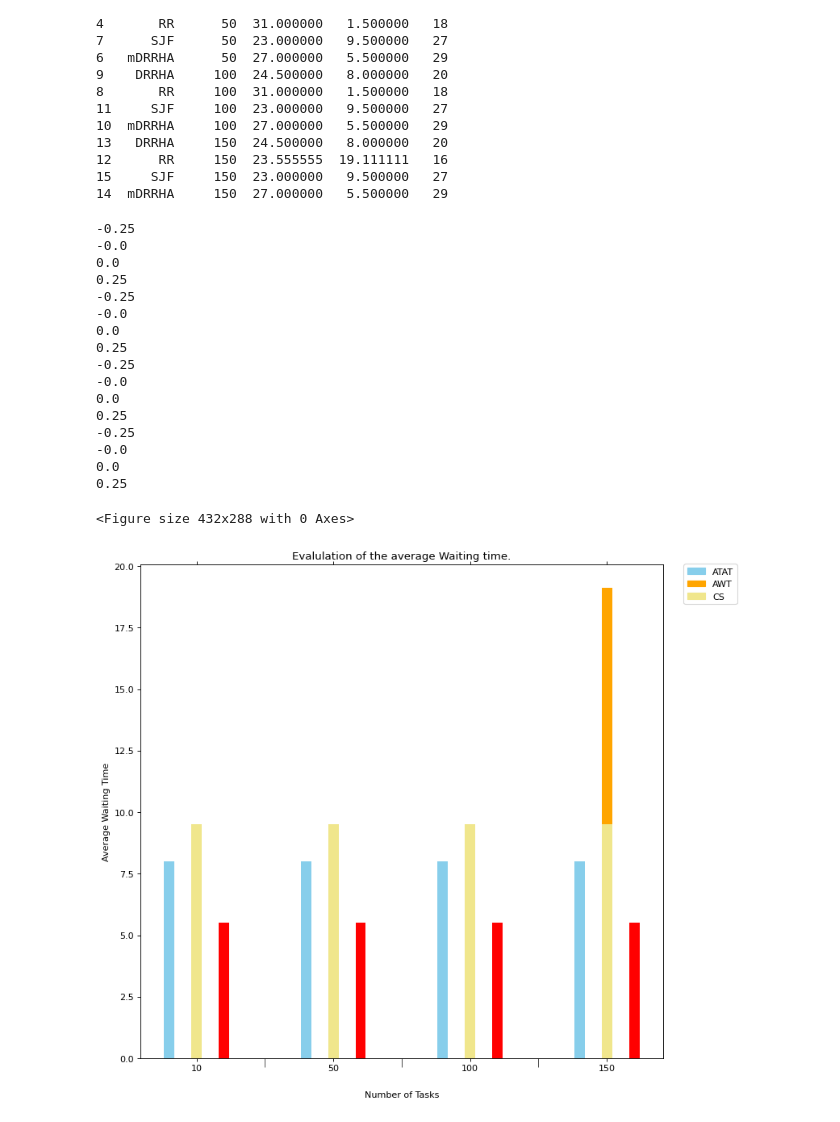
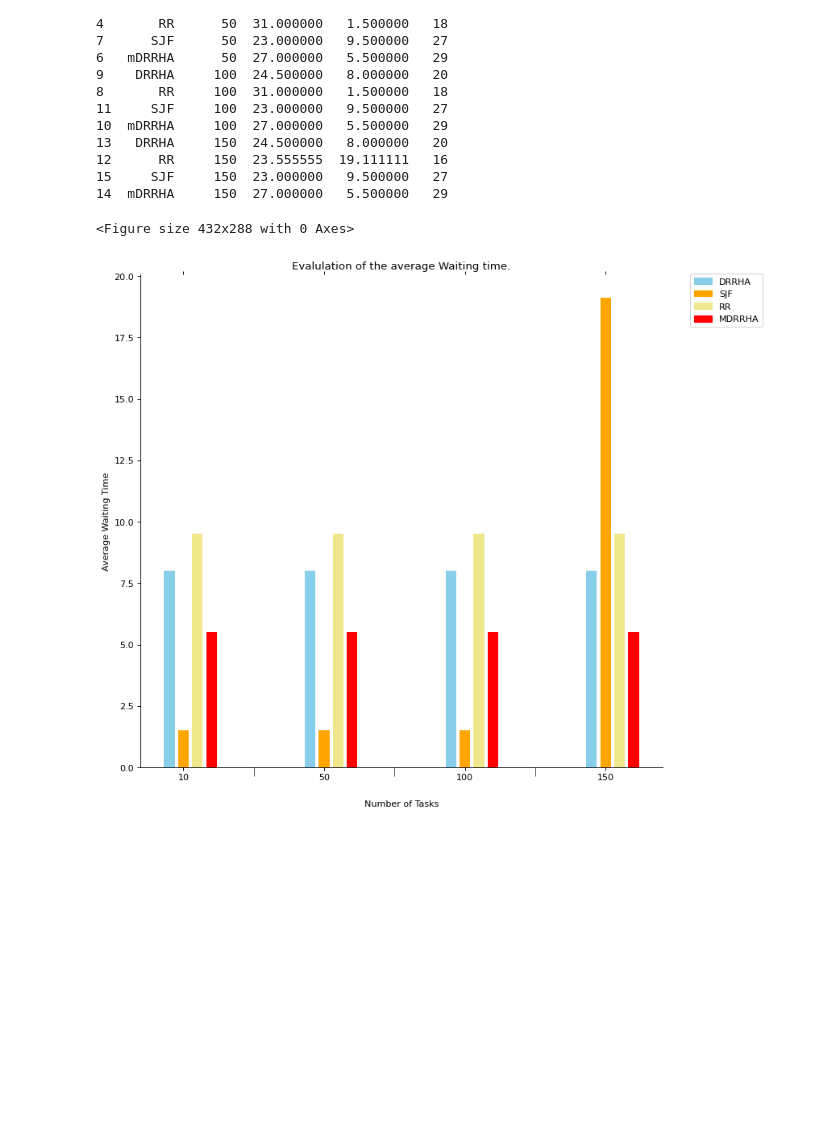
Before and after one commit to Bhaikko/mdrrha, a Jupyter notebook: src/graph_handler.ipynb, the cells around one changed output. Cells and saved outputs as stored; diff of their text form; code cells hidden in the pictures; blank space fills up the shorter version.

Commit message:
Bar graph for average waiting time addeD

```diff
--- a/src/graph_handler.ipynb
+++ b/src/graph_handler.ipynb
@@ -219,9 +219,6 @@ for i in range(len(X)):
     counter += 1
 
 X_labels = X_labels.astype(int)
-# print(X_labels)
-# print(X_axis)
-# print(X_axis_lines)
 
 ax.set_xticks(X_axis)
 ax.set_xticks(X_axis_lines, minor = True)
@@ -234,77 +231,60 @@ line_height = 10
 ax.tick_params( axis='x', which='minor', direction='out', length=line_height )
 ax.tick_params( axis='x', which='major', bottom='off', top='off' )
 
-
-avgTAT_color = 'skyblue'
-avgWT_color = 'orange'
-nCS_color = 'khaki'
-
 colors = [
-    'skyblue',  # DRRHA
-    'orange',   # SJF
-    'khaki',    # RR
-    'red'       # MDRRHA
+    'skyblue', 'DRRHA',
+    'orange', 'SJF',
+    'khaki', 'RR',
+    'red', 'MDRRHA'
 ]
 
 bar_width = 0.15
-paddings = [-0.25, -0.0, 0.0, 0.25]
+paddings = [
+    -bar_width - 0.05,
+    0,
+    bar_width + 0.05,
+    2 * bar_width + 0.10
+]
 
-# ax.spines['top'].set_visible(False)
-# ax.spines['right'].set_visible(False)
+ax.spines['top'].set_visible(False)
+ax.spines['right'].set_visible(False)
 # ax.spines['bottom'].set_visible(False)
 # ax.spines['left'].set_visible(False)
 
 # Plotting Bars
 current_value_index = 0
 num_algos = len(dataset['name'].unique())
 average_WT_values = dataset['avgWT'].to_numpy()
 
 for index, x_axis in enumerate(X_axis):
     for i in range(0, num_algos):
-        print(paddings[i])
         ax.bar(
-            x_axis + np.sign(paddings[i]) * bar_width + paddings[i],
+            x_axis + paddings[i],
             average_WT_values[current_value_index],
             bar_width,
-            color = colors[i]
+            color = colors[2 * i]
         )
 
         current_value_index += 1
 
 # Configuring Legend
-legend_elements = [
-    Patch(facecolor=avgTAT_color, edgecolor=avgTAT_color, label='ATAT'),
-    Patch(facecolor=avgWT_color, edgecolor=avgWT_color, label='AWT'),
-    Patch(facecolor=nCS_color, edgecolor=nCS_color, label='CS')
-]
+legend_elements = []
+
+for i in range(0, len(colors), 2):
+    legend_elements.append(
+        Patch(facecolor=colors[i], edgecolor=colors[i], label=colors[i + 1])
+    )
 
 ax.legend(
     handles = legend_elements,
     loc = 'upper right',
-    bbox_to_anchor=(1.15, 1.01)
+    bbox_to_anchor=(1.20, 1.01)
 )
 
 plt.xlabel('Number of Tasks', labelpad = 20)
 plt.ylabel('Average Waiting Time')
 plt.title('Evalulation of the average Waiting time.')
-# plt.legend()
 plt.show()
 # %% [output]
--0.25
--0.0
-0.0
-0.25
--0.25
--0.0
-0.0
-0.25
--0.25
--0.0
-0.0
-0.25
--0.25
--0.0
-0.0
-0.25
+<Figure size 432x288 with 0 Axes>
-<Figure size 432x288 with 0 Axes>
-[figure, old version]
+[figure, new version]
```
